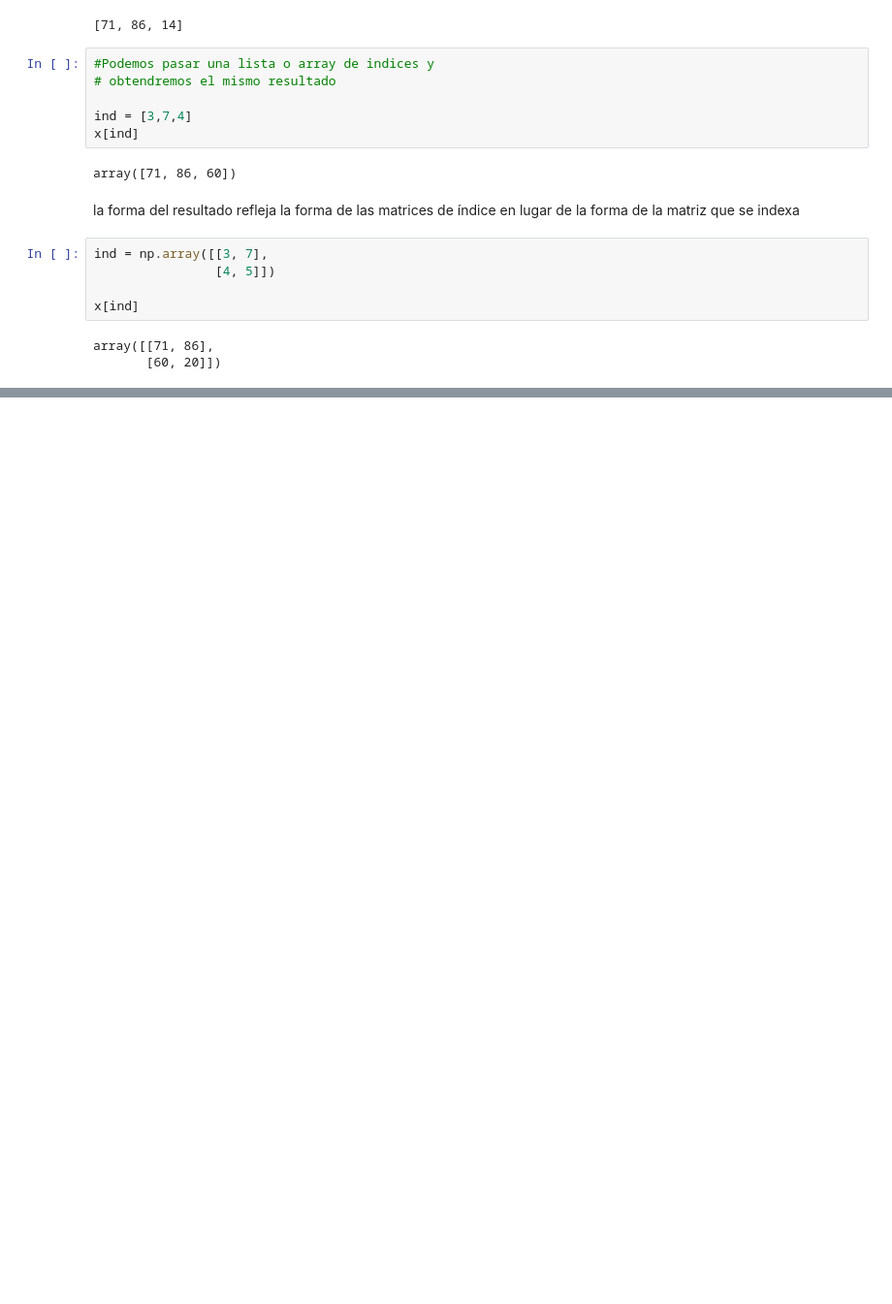
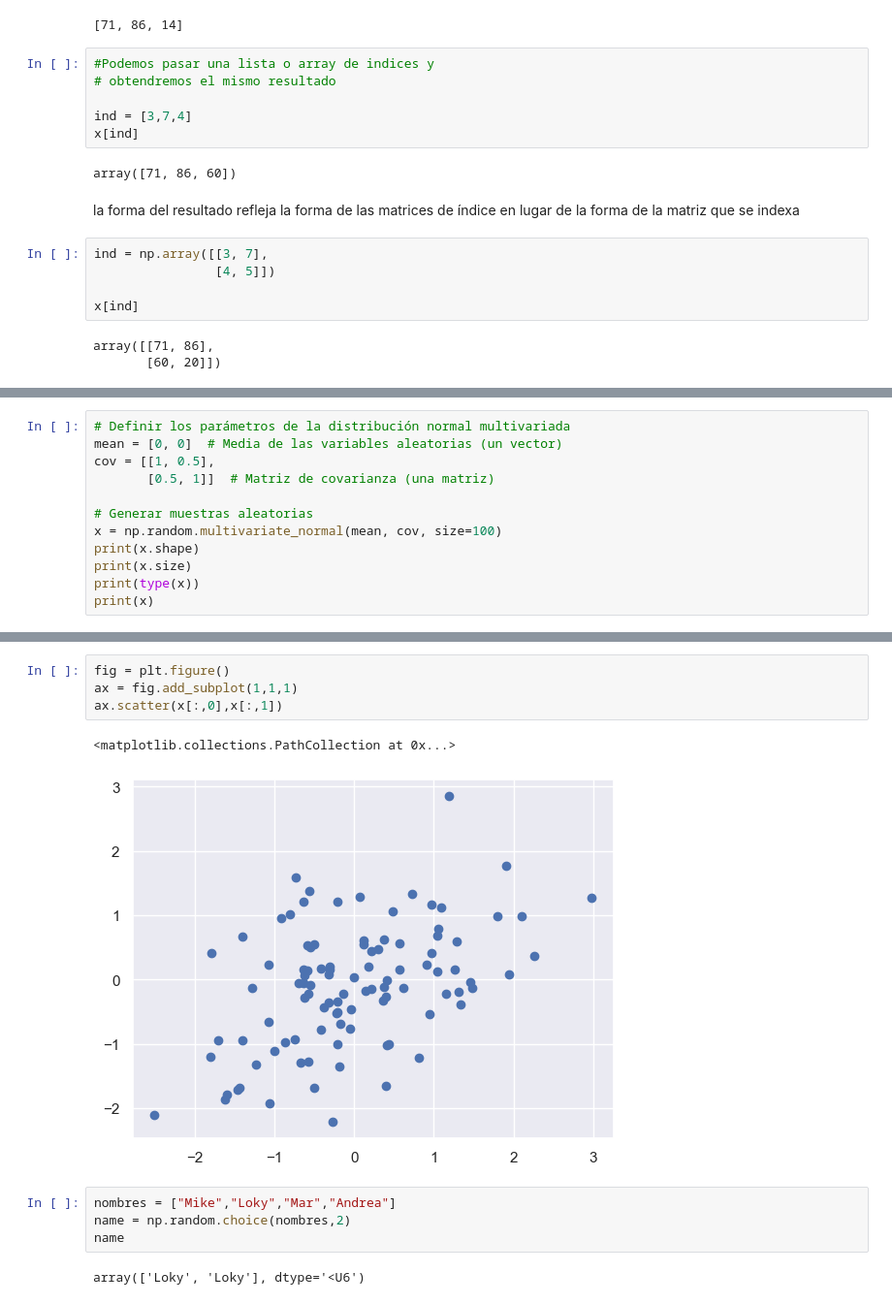
Before and after one commit to MikeAlienpz03/Excel_python, a Jupyter notebook: Chapters/numpy.ipynb, the cells around one changed output, grey strips where cells are left out. Shown at 97% size. Cells and saved outputs as stored; diff of their text form; blank space fills up the shorter version.

```diff
--- a/Chapters/numpy.ipynb
+++ b/Chapters/numpy.ipynb
@@ -932,0 +939,12 @@ pag 97
+# %%
+# Definir los parámetros de la distribución normal multivariada
+mean = [0, 0]  # Media de las variables aleatorias (un vector)
+cov = [[1, 0.5],
+       [0.5, 1]]  # Matriz de covarianza (una matriz)
+
+# Generar muestras aleatorias
+x = np.random.multivariate_normal(mean, cov, size=100)
+print(x.shape)
+print(x.size)
+print(type(x))
+print(x)
@@ -932,0 +969,13 @@ pag 97
+# %%
+fig = plt.figure()
+ax = fig.add_subplot(1,1,1)
+ax.scatter(x[:,0],x[:,1])
+# %% [output]
+<matplotlib.collections.PathCollection at 0x...>
+[figure, added]
+# %%
+nombres = ["Mike","Loky","Mar","Andrea"]
+name = np.random.choice(nombres,2)
+name
+# %% [output]
+array(['Loky', 'Loky'], dtype='<U6')
```
Also changed, not shown: parts of 25 cells of this notebook, 3 other files.
